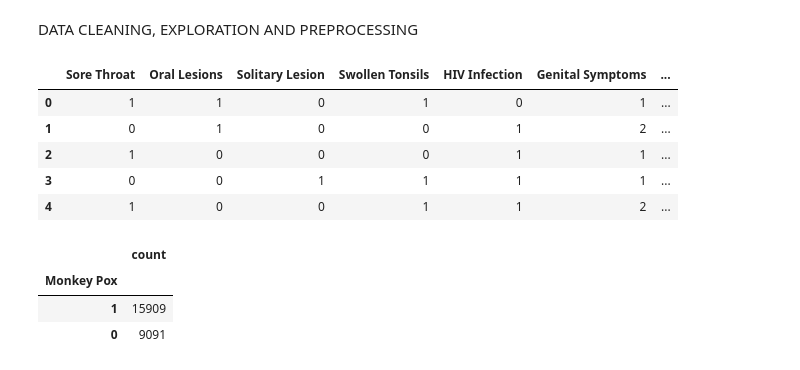
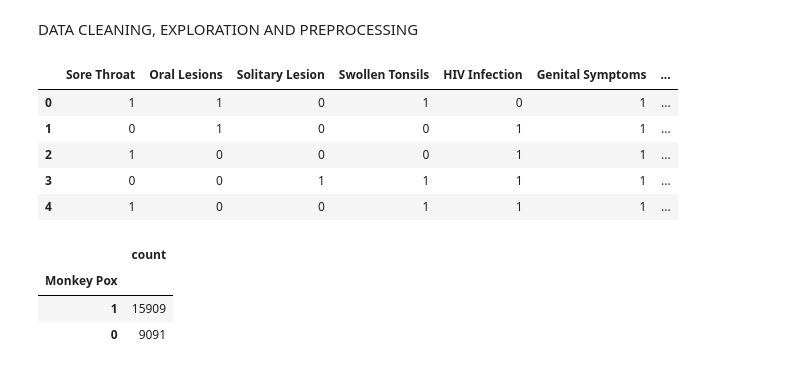
Before and after one commit to NeuralNetGeek/monkeypox-diagnosis, a Jupyter notebook: Monkey Pox.ipynb, the cells around one changed output. Saved outputs shown, nothing was run; the diff lists cells and outputs as text; code cells hidden in the pictures.

```diff
--- a/Monkey Pox.ipynb
+++ b/Monkey Pox.ipynb
@@ -29,25 +29,25 @@ DATA CLEANING, EXPLORATION AND PREPROCESSING
 # %%
 cols = ['Patient_ID', 'Systemic Illness', 'Rectal Pain', 'Sore Throat', 'Penile Oedema', 'Oral Lesions', 'Solitary Lesion', 'Swollen Tonsils', 'HIV Infection', 'Sexually Transmitted Infection', 'MonkeyPox']
 df = pd.read_csv('monkey.data.csv')
 df.columns = cols
 df.drop(['Patient_ID', 'Systemic Illness'], axis=1, inplace=True)
 
-df['Genital Symptoms'] = df[['Rectal Pain', 'Penile Oedema']].sum(axis=1)
+df['Genital Symptoms'] = df[['Rectal Pain', 'Penile Oedema']].max(axis=1)
 
 features = ['Genital Symptoms', 'Oral Lesions', 'Sore Throat', 'Swollen Tonsils', 'Solitary Lesion', 'HIV Infection']
 df[features] = df[features].astype(int)
 
 df['Monkey Pox'] = df['MonkeyPox'].map({'Positive': 1, 'Negative': 0})
 df = df.drop(['Rectal Pain', 'Penile Oedema', 'Sexually Transmitted Infection', 'MonkeyPox'], axis=1)
 
 df.head()
 # %% [output]
 |  | Sore Throat | Oral Lesions | Solitary Lesion | Swollen Tonsils | HIV Infection | Genital Symptoms | ... |
 | 0 | 1 | 1 | 0 | 1 | 0 | 1 | ... |
-| 1 | 0 | 1 | 0 | 0 | 1 | 2 | ... |
+| 1 | 0 | 1 | 0 | 0 | 1 | 1 | ... |
 | 2 | 1 | 0 | 0 | 0 | 1 | 1 | ... |
 | 3 | 0 | 0 | 1 | 1 | 1 | 1 | ... |
-| 4 | 1 | 0 | 0 | 1 | 1 | 2 | ... |
+| 4 | 1 | 0 | 0 | 1 | 1 | 1 | ... |
 # %%
 df['Monkey Pox'].value_counts()
 # %% [output]
```
Also changed, not shown: parts of 4 cells of this notebook.
